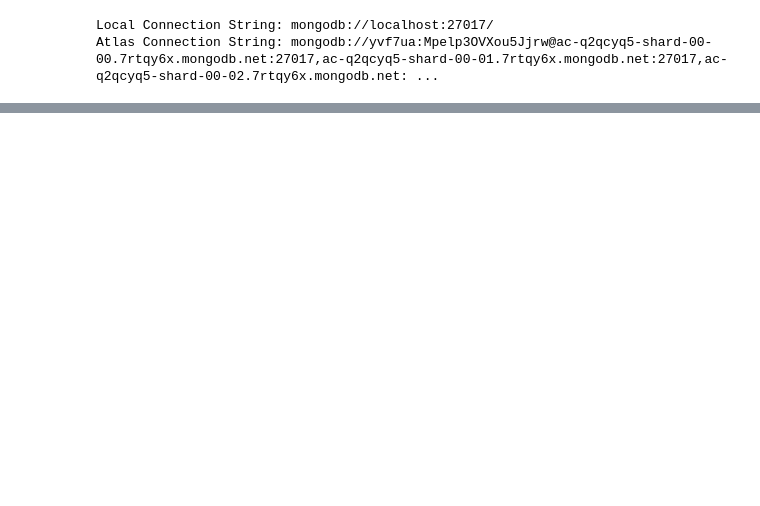
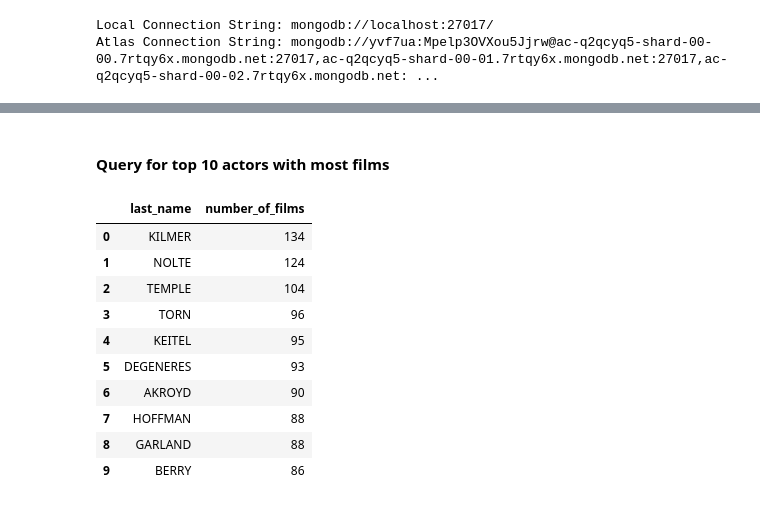
Before and after one commit to suhaaskanneganti/DS_2002, a Jupyter notebook: Midterm/Midterm_jupiter.ipynb, the cells around one changed output, grey strips where cells are left out. Drawn from its saved outputs; the diff is of its cells as text; code cells hidden in the pictures; blank space fills up the shorter version.

```diff
--- a/Midterm/Midterm_jupiter.ipynb
+++ b/Midterm/Midterm_jupiter.ipynb
@@ -270,0 +322,26 @@ set_dataframe(mysql_uid, mysql_pwd, dst_dbname, dataframe, table_name, primary_k
+# %% [markdown]
+#### Query for top 10 actors with most films
+# %%
+sqltest = """
+    SELECT `last_name`,
+        COUNT(*) as number_of_films
+    FROM `{0}`.`fact_casting`
+    GROUP BY `last_name`
+    ORDER BY number_of_films DESC
+""".format(dst_dbname)
+
+dftest = get_dataframe(user_id, pwd, host_name, src_dbname, sqltest)
+# %%
+dftest.head(10)
+# %% [output]
+|  | last_name | number_of_films |
+| 0 | KILMER | 134 |
+| 1 | NOLTE | 124 |
+| 2 | TEMPLE | 104 |
+| 3 | TORN | 96 |
+| 4 | KEITEL | 95 |
+| 5 | DEGENERES | 93 |
+| 6 | AKROYD | 90 |
+| 7 | HOFFMAN | 88 |
+| 8 | GARLAND | 88 |
+| 9 | BERRY | 86 |
```
Also changed, not shown: parts of 15 cells of this notebook.
